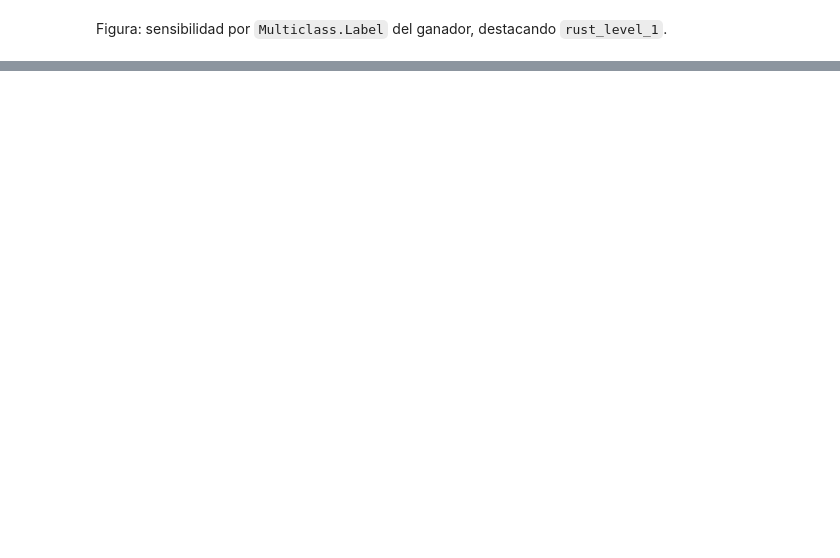
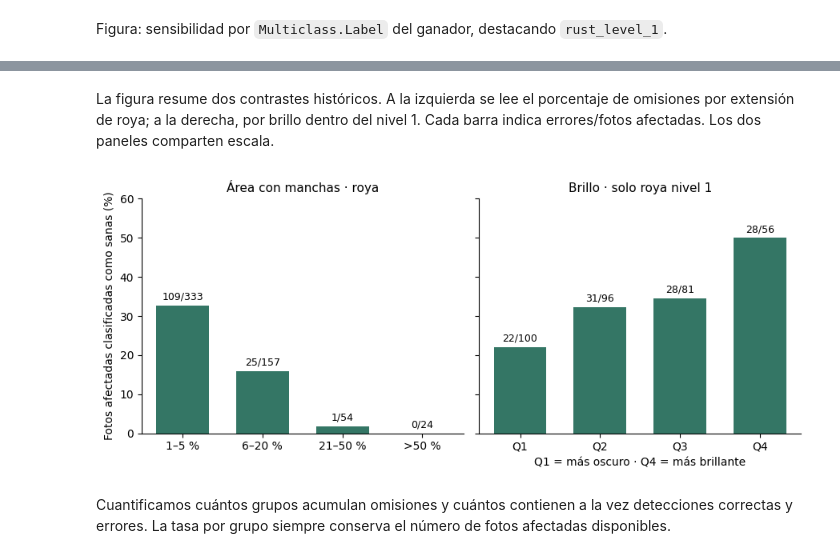
Before and after one commit to giovannyjb/diagnostico-hojas-cafe, a Jupyter notebook: notebooks/rocole/D-cv-errores/06-sensibilidad-multiclass-c.ipynb, the cells around one changed output, grey strips where cells are left out. Saved outputs shown, nothing was run; the diff lists cells and outputs as text; code cells hidden in the pictures; blank space fills up the shorter version.

Commit message:
Amplía el análisis de errores de D-06 y adjunta el informe final

```diff
--- a/notebooks/rocole/D-cv-errores/06-sensibilidad-multiclass-c.ipynb
+++ b/notebooks/rocole/D-cv-errores/06-sensibilidad-multiclass-c.ipynb
@@ -235,0 +392,6 @@ Hipótesis (sin medir lesión aparte): la roya nivel 1 deja poco cambio de color
+# %%
+annotation_path = repo_root / "data/raw/RoCoLe/Annotations/RoCoLE-coco.json"
+coco = json.loads(annotation_path.read_text(encoding="utf-8"))
+categories = pd.DataFrame(coco["categories"]).set_index("id")
+annotation_counts = pd.Series([a["category_id"] for a in coco["annotations"]]).value_counts()
+categories.assign(n_annotations=annotation_counts.reindex(categories.index, fill_value=0))
@@ -235,0 +481,19 @@ Hipótesis (sin medir lesión aparte): la roya nivel 1 deja poco cambio de color
+# %%
+audit["brightness_band"], brightness_limits = pd.qcut(
+    audit["brightness"], 4, labels=["Q1", "Q2", "Q3", "Q4"], retbins=True,
+)
+audit["is_fn"] = audit["y_true"].eq("unhealthy") & audit["y_pred"].eq("healthy")
+affected = audit.loc[audit["y_true"].eq("unhealthy")].copy()
+early_rust = affected.loc[affected["Multiclass.Label"].eq("rust_level_1")]
+descriptive_tables = []
+for cohort, leaves in [("unhealthy", affected), ("rust_level_1", early_rust)]:
+    for variable in ["brightness_band", "leaf_face", "touches_frame", "self_intersection", "fold"]:
+        grouped = leaves.groupby(variable, observed=True).agg(
+            n_images=("File", "size"), n_groups=("link_group", "nunique"), fn=("is_fn", "sum"),
+        ).rename_axis("stratum").reset_index()
+        grouped["tp"] = grouped["n_images"] - grouped["fn"]
+        grouped["fn_rate"] = grouped["fn"] / grouped["n_images"]
+        descriptive_tables.append(grouped.assign(cohort=cohort, variable=variable))
+error_profile = pd.concat(descriptive_tables, ignore_index=True)
+print("Límites de brillo, de Q1 a Q4:", np.round(brightness_limits, 3))
+error_profile.query("variable == 'brightness_band'").round(3)
@@ -235,0 +511,25 @@ Hipótesis (sin medir lesión aparte): la roya nivel 1 deja poco cambio de color
+# %% [markdown]
+La figura resume dos contrastes históricos. A la izquierda se lee el porcentaje de omisiones por extensión de roya; a la derecha, por brillo dentro del nivel 1. Cada barra indica errores/fotos afectadas. Los dos paneles comparten escala.
+# %%
+early_brightness = error_profile.query("cohort == 'rust_level_1' and variable == 'brightness_band'")
+figure, axes = plt.subplots(1, 2, figsize=(9, 3.9), sharey=True)
+panels = [
+    (severity_table["rust_area_band"], severity_table, "Área con manchas · roya", "n_leaves"),
+    (early_brightness["stratum"], early_brightness, "Brillo · solo roya nivel 1", "n_images"),
+]
+for axis, (labels, table, title, total_column) in zip(axes, panels):
+    bars = axis.bar(labels, table["fn_rate"] * 100, color="#347665", width=0.66)
+    counts = [f"{fn}/{total}" for fn, total in zip(table["fn"], table[total_column])]
+    axis.bar_label(bars, labels=counts, padding=3, fontsize=9)
+    axis.set_title(title, fontsize=11)
+    axis.set_ylim(0, 60)
+    axis.spines[["top", "right"]].set_visible(False)
+axes[0].set_ylabel("Fotos afectadas clasificadas como sanas (%)")
+axes[1].set_xlabel("Q1 = más oscuro · Q4 = más brillante")
+figure.tight_layout()
+figure.savefig(results_dir / "rocole_d06_fn_severidad_brillo.png", dpi=150, bbox_inches="tight")
+plt.show()
+# %% [output]
+[figure, added]
+# %% [markdown]
+Cuantificamos cuántos grupos acumulan omisiones y cuántos contienen a la vez detecciones correctas y errores. La tasa por grupo siempre conserva el número de fotos afectadas disponibles.
```
Also changed, not shown: parts of 60 cells of this notebook, 2 other files.
